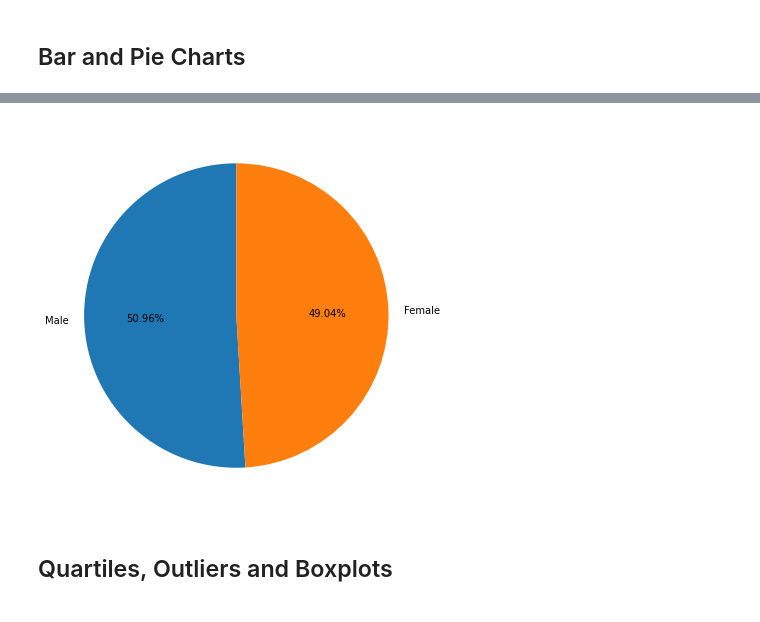
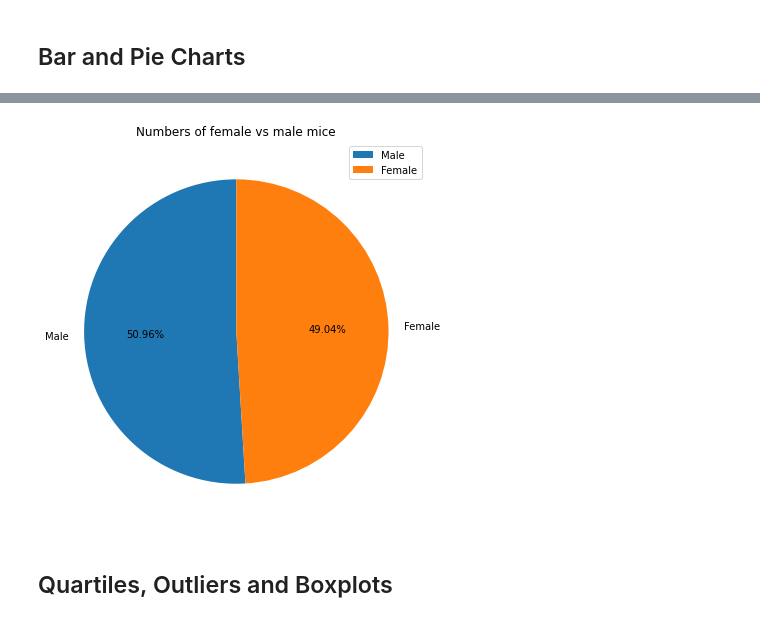
Before and after one commit to tamerfa/Cancer_research_with_Matplotlib, a Jupyter notebook: Pymaceuticals/pymaceuticals.ipynb, the cells around one changed output, grey strips where cells are left out. Saved outputs shown, nothing was run; the diff lists cells and outputs as text; code cells hidden in the pictures.

```diff
--- a/Pymaceuticals/pymaceuticals.ipynb
+++ b/Pymaceuticals/pymaceuticals.ipynb
@@ -189,12 +200,14 @@ plt.show()
 # %%
 # Generate a pie plot showing the distribution of female versus male mice using pyplot
 sex_count = clean_df['Sex'].value_counts()
 labels=['Male','Female']
 plt.figure(figsize=(7,7))
 plt.pie(sex_count,labels=labels,autopct='%.2f%%',startangle=90)
+plt.legend(['Male','Female'],loc='best')
+plt.title('Numbers of female vs male mice')
 plt.show()
 # %% [output]
-[figure, old version]
+[figure, new version]
 # %% [markdown]
 ## Quartiles, Outliers and Boxplots
 # %%
```
Also changed, not shown: parts of 14 cells of this notebook.
